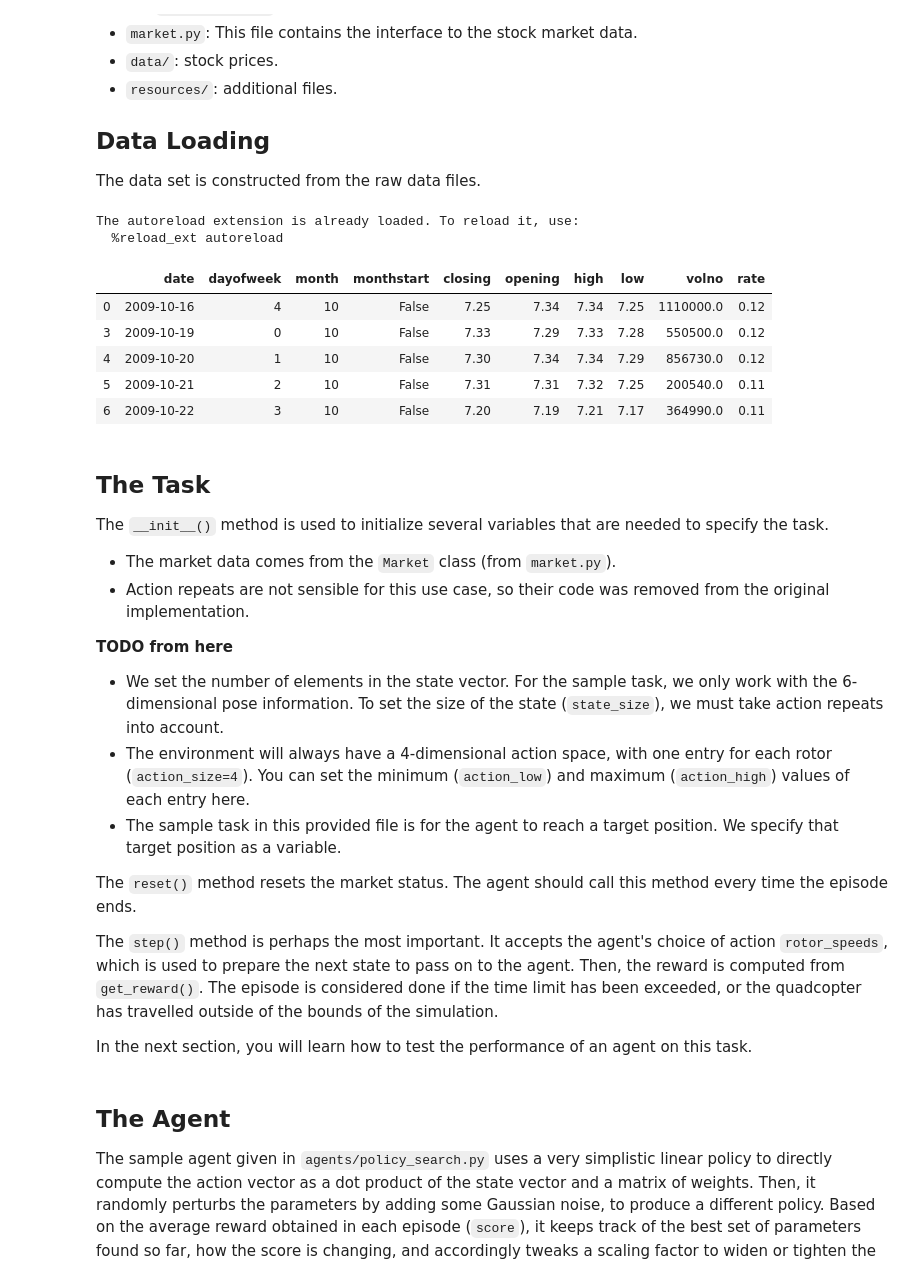
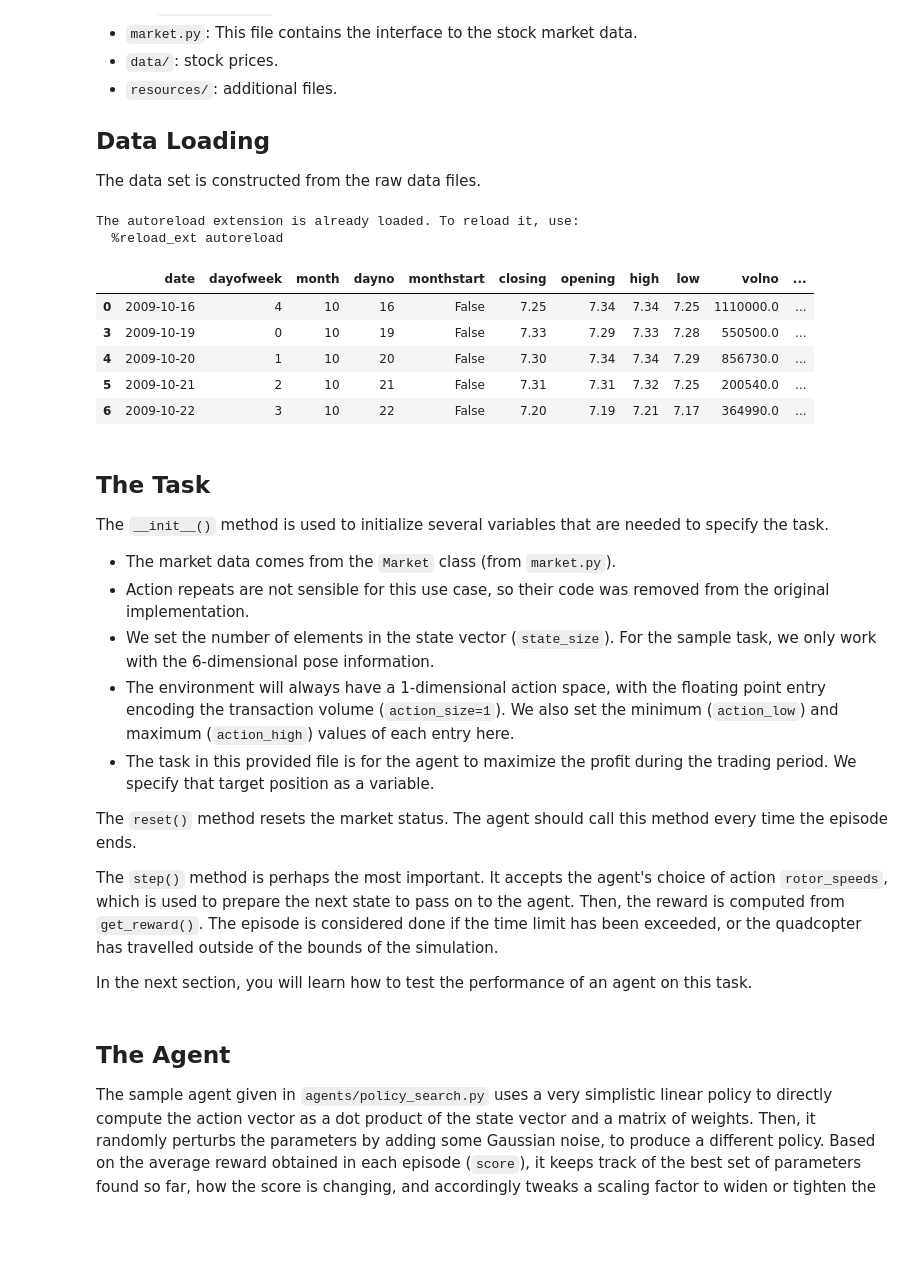
Before and after one commit to JoergStrebel/MachineLearningEngineerND, a Jupyter notebook: capstone_project/deeprlagent_project.ipynb, the cells around one changed output. Drawn from its saved outputs; the diff is of its cells as text; code cells hidden in the pictures; blank space fills up the shorter version.

```diff
--- a/capstone_project/deeprlagent_project.ipynb
+++ b/capstone_project/deeprlagent_project.ipynb
@@ -62,53 +62,50 @@ df_eurostoxx600_prices['volno'] = df_eurostoxx600_prices['vol'].apply(vol2float)
 df_msciworld_prices['volno'] = df_msciworld_prices['vol'].apply(vol2float)
 
 
 # create calendar with all days
 calendar_series = pd.Series(pd.date_range('2009-10-16', '2019-10-16', freq='D', name='date'))
 calendarweekday = calendar_series.dt.dayofweek
 calendarweekday.name='dayofweek'
 calendarmonth = calendar_series.dt.month
 calendarmonth.name='month'
 calendarday = calendar_series.dt.day
-calendarday.name='day'
+calendarday.name='dayno'
 calendarmonthstart = calendar_series.dt.is_month_start
 calendarmonthstart.name='monthstart'
 
 df_calendar=pd.concat([calendar_series,calendarweekday,calendarmonth, calendarday,calendarmonthstart], axis=1)
 
 
 # join each dataframe with calendar and with interest rate
 df_sp500_cal=pd.merge(df_calendar,df_sp500_prices,how='left',left_on='date', right_on='day')
 df_sp500_all=pd.merge(df_sp500_cal,df_usinterest,how='left',left_on='date', right_on='day')
 
 # remove surplus columns
-df_sp500_all = df_sp500_all[['date','dayofweek','month','monthstart','closing',\
+df_sp500_all = df_sp500_all[['date','dayofweek','month','dayno','monthstart','closing',\
                              'opening', 'high', 'low', 'volno', 'rate']]
 
 
 # remove records without closing price
 df_sp500_all=df_sp500_all.dropna(subset=['closing'])
 df_sp500_all.head()
 # %% [output]
 The autoreload extension is already loaded. To reload it, use:
   %reload_ext autoreload
-|  | date | dayofweek | month | monthstart | closing | opening | high | low | volno | rate |
-| 0 | 2009-10-16 | 4 | 10 | False | 7.25 | 7.34 | 7.34 | 7.25 | 1110000.0 | 0.12 |
-| 3 | 2009-10-19 | 0 | 10 | False | 7.33 | 7.29 | 7.33 | 7.28 | 550500.0 | 0.12 |
-| 4 | 2009-10-20 | 1 | 10 | False | 7.30 | 7.34 | 7.34 | 7.29 | 856730.0 | 0.12 |
-| 5 | 2009-10-21 | 2 | 10 | False | 7.31 | 7.31 | 7.32 | 7.25 | 200540.0 | 0.11 |
-| 6 | 2009-10-22 | 3 | 10 | False | 7.20 | 7.19 | 7.21 | 7.17 | 364990.0 | 0.11 |
+|  | date | dayofweek | month | dayno | monthstart | closing | opening | high | low | volno | ... |
+| 0 | 2009-10-16 | 4 | 10 | 16 | False | 7.25 | 7.34 | 7.34 | 7.25 | 1110000.0 | ... |
+| 3 | 2009-10-19 | 0 | 10 | 19 | False | 7.33 | 7.29 | 7.33 | 7.28 | 550500.0 | ... |
+| 4 | 2009-10-20 | 1 | 10 | 20 | False | 7.30 | 7.34 | 7.34 | 7.29 | 856730.0 | ... |
+| 5 | 2009-10-21 | 2 | 10 | 21 | False | 7.31 | 7.31 | 7.32 | 7.25 | 200540.0 | ... |
+| 6 | 2009-10-22 | 3 | 10 | 22 | False | 7.20 | 7.19 | 7.21 | 7.17 | 364990.0 | ... |
 # %% [markdown]
 ## The Task
 
 The `__init__()` method is used to initialize several variables that are needed to specify the task.
 - The market data comes from the `Market` class (from `market.py`).
 - Action repeats are not sensible for this use case, so their code was removed from the original implementation.
-
-**TODO from here**
-
-- We set the number of elements in the state vector.  For the sample task, we only work with the 6-dimensional pose information.  To set the size of the state (`state_size`), we must take action repeats into account.
-- The environment will always have a 4-dimensional action space, with one entry for each rotor (`action_size=4`). You can set the minimum (`action_low`) and maximum (`action_high`) values of each entry here.
-- The sample task in this provided file is for the agent to reach a target position.  We specify that target position as a variable.
+- We set the number of elements in the state vector (`state_size`).  For the sample task, we only work with the 6-dimensional pose information.
+- The environment will always have a 1-dimensional action space, with the floating point entry encoding the transaction volume (`action_size=1`). We also set the minimum (`action_low`) and maximum (`action_high`) values of each entry here.
+- The task in this provided file is for the agent to maximize the profit during the trading period.  We specify that target position as a variable.
 
 The `reset()` method resets the market status.  The agent should call this method every time the episode ends.
 
```
Also changed, not shown: 1 other file.
